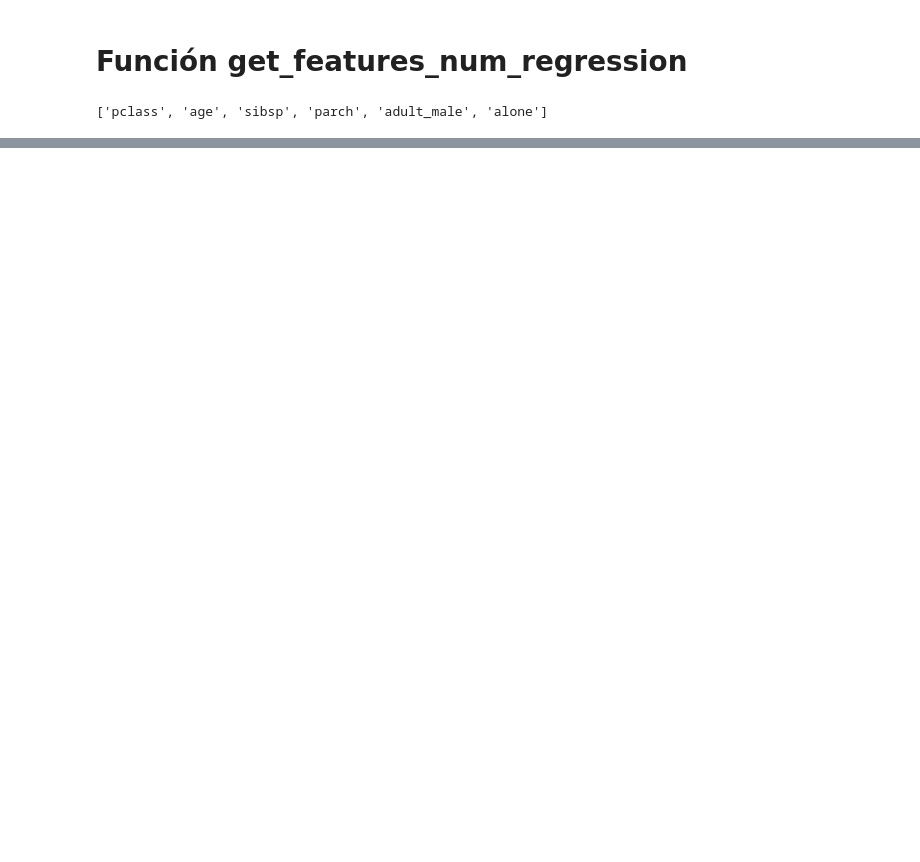
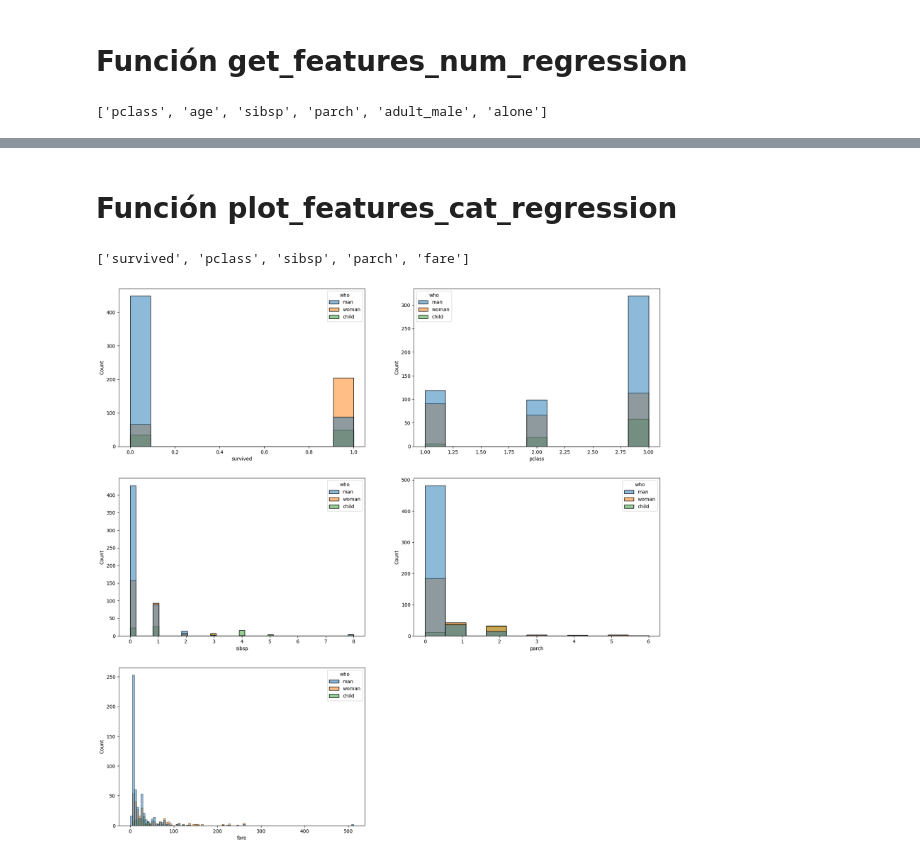
Before and after one commit to RogelioGarciaAlvarez/ONLINE_DS_THEBRIDGE_TEAM_CHALLENGE, a Jupyter notebook: Toolbox/Codigo_ejemplo - copia.ipynb, the cells around one changed output, grey strips where cells are left out. Cells and saved outputs as stored; diff of their text form; code cells hidden in the pictures; blank space fills up the shorter version.

```diff
--- a/Toolbox/Codigo_ejemplo - copia.ipynb
+++ b/Toolbox/Codigo_ejemplo - copia.ipynb
@@ -225,0 +61,2 @@ plot_features_cat_regression(df_practica_rl, target_col = "CHAS", columns = ["NO
+# %%
+df_titanic_sin_NaN = df_titanic.drop(columns=["age", "embarked", "embark_town", "deck"])
@@ -225,0 +68,8 @@ plot_features_cat_regression(df_practica_rl, target_col = "CHAS", columns = ["NO
+# %% [markdown]
+# Función plot_features_cat_regression
+# %%
+features_categoricas = tools_ML.plot_features_cat_regression(dataframe=df_titanic_sin_NaN, target_col="who", pvalue=0.05, with_individual_plot=True)
+print(features_categoricas)
+# %% [output]
+['survived', 'pclass', 'sibsp', 'parch', 'fare']
+[figure, added]
```
Also changed, not shown: parts of 24 cells of this notebook, 1 other file.
